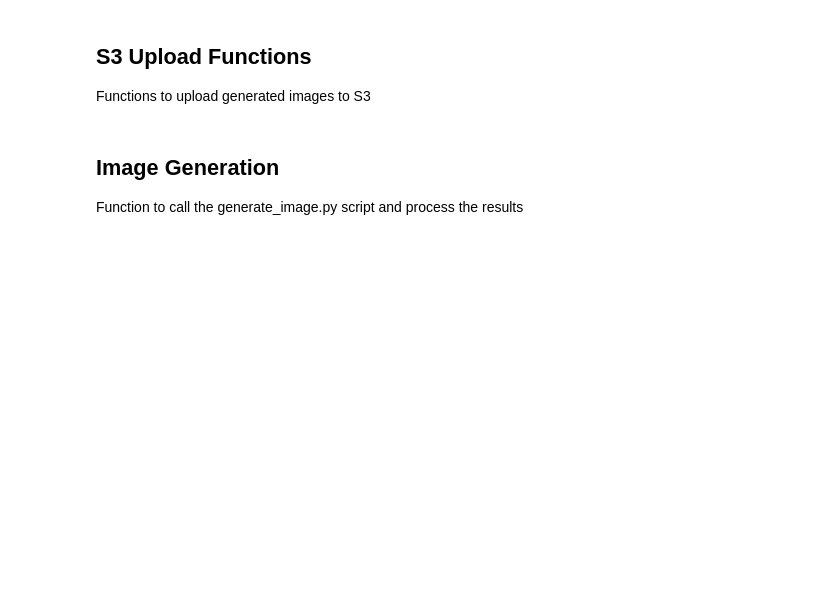
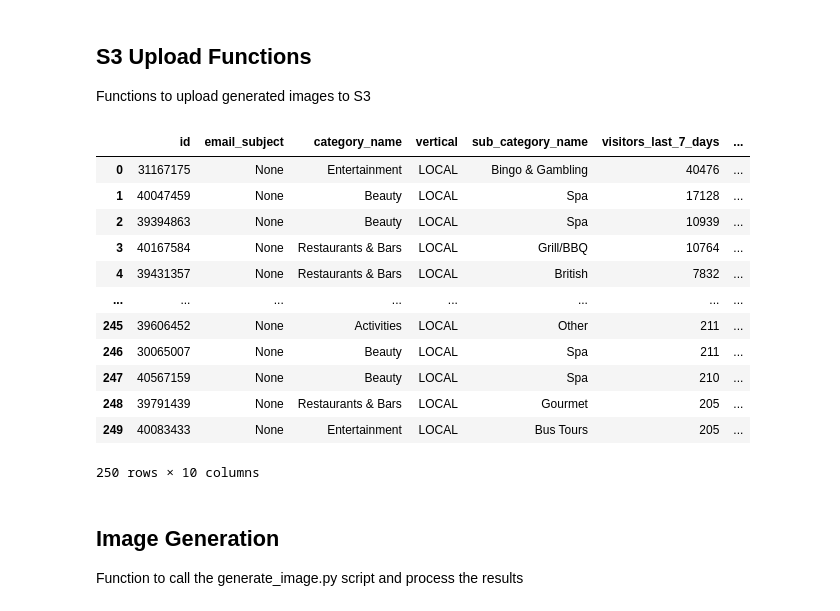
Before and after one commit to oatesewow/ai-images, a Jupyter notebook: generate_variants.ipynb, the cells around one changed output. Saved outputs shown, nothing was run; the diff lists cells and outputs as text; code cells hidden in the pictures; blank space fills up the shorter version.

```diff
--- a/generate_variants.ipynb
+++ b/generate_variants.ipynb
@@ -158,6 +177,22 @@ def upload_to_s3(file_content, bucket_name, s3_key):
     except NoCredentialsError:
         print("Credentials not available")
         return None
+# %%
+deals_df
+# %% [output]
+|  | id | email_subject | category_name | vertical | sub_category_name | visitors_last_7_days | ... |
+| 0 | 31167175 | None | Entertainment | LOCAL | Bingo & Gambling | 40476 | ... |
+| 1 | 40047459 | None | Beauty | LOCAL | Spa | 17128 | ... |
+| 2 | 39394863 | None | Beauty | LOCAL | Spa | 10939 | ... |
+| 3 | 40167584 | None | Restaurants & Bars | LOCAL | Grill/BBQ | 10764 | ... |
+| 4 | 39431357 | None | Restaurants & Bars | LOCAL | British | 7832 | ... |
+| ... | ... | ... | ... | ... | ... | ... | ... |
+| 245 | 39606452 | None | Activities | LOCAL | Other | 211 | ... |
+| 246 | 30065007 | None | Beauty | LOCAL | Spa | 211 | ... |
+| 247 | 40567159 | None | Beauty | LOCAL | Spa | 210 | ... |
+| 248 | 39791439 | None | Restaurants & Bars | LOCAL | Gourmet | 205 | ... |
+| 249 | 40083433 | None | Entertainment | LOCAL | Bus Tours | 205 | ... |
+250 rows × 10 columns
 # %% [markdown]
 ## Image Generation
 
```
Also changed, not shown: parts of 9 cells of this notebook, 2 other files.
